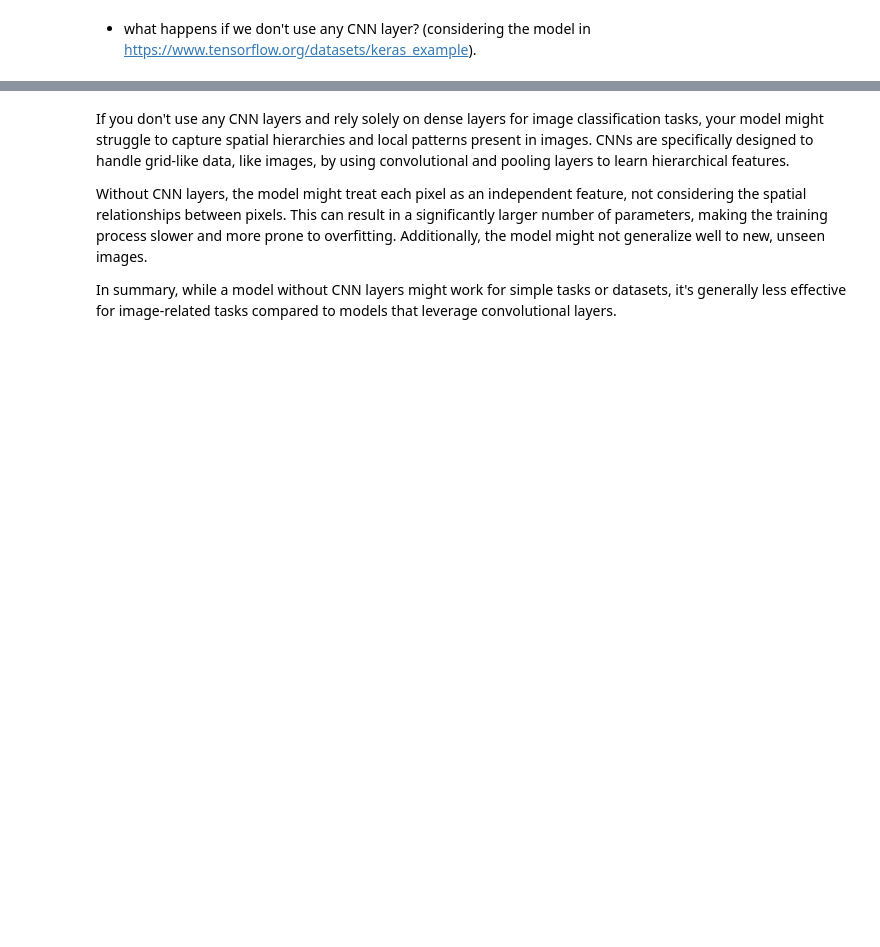
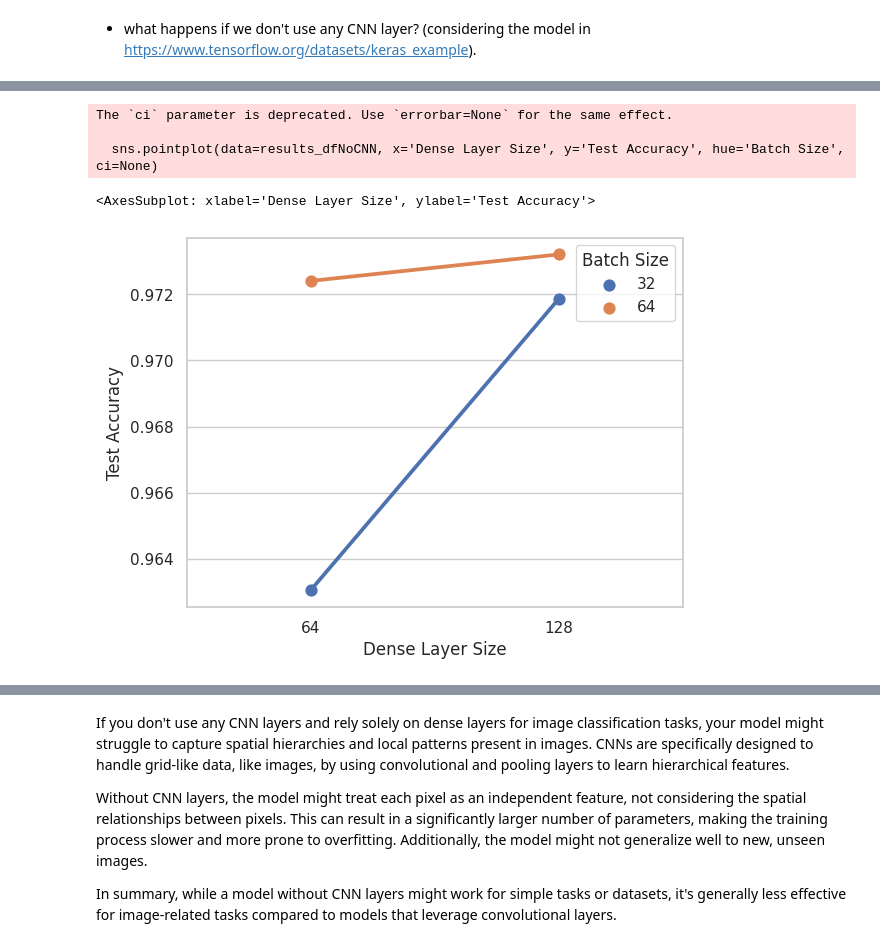
Before and after one commit to simulate111/MNIST, a Jupyter notebook: deepnote/Reza’s_Untitled_project/MNIST-deepnote-Reza’s_Untitled_project-MNIST-MNIST_colab.ipynb, the cells around one changed output, grey strips where cells are left out. Cells and saved outputs as stored; diff of their text form; code cells hidden in the pictures; blank space fills up the shorter version.

```diff
--- a/deepnote/Reza’s_Untitled_project/MNIST-deepnote-Reza’s_Untitled_project-MNIST-MNIST_colab.ipynb
+++ b/deepnote/Reza’s_Untitled_project/MNIST-deepnote-Reza’s_Untitled_project-MNIST-MNIST_colab.ipynb
@@ -722,0 +752,8 @@ plt.legend()
+# %%
+sns.pointplot(data=results_dfNoCNN, x='Dense Layer Size', y='Test Accuracy', hue='Batch Size', ci=None)
+# %% [output]
+The `ci` parameter is deprecated. Use `errorbar=None` for the same effect.
+
+  sns.pointplot(data=results_dfNoCNN, x='Dense Layer Size', y='Test Accuracy', hue='Batch Size', ci=None)
+<AxesSubplot: xlabel='Dense Layer Size', ylabel='Test Accuracy'>
+[figure, added]
```
Also changed, not shown: parts of 11 cells of this notebook.
